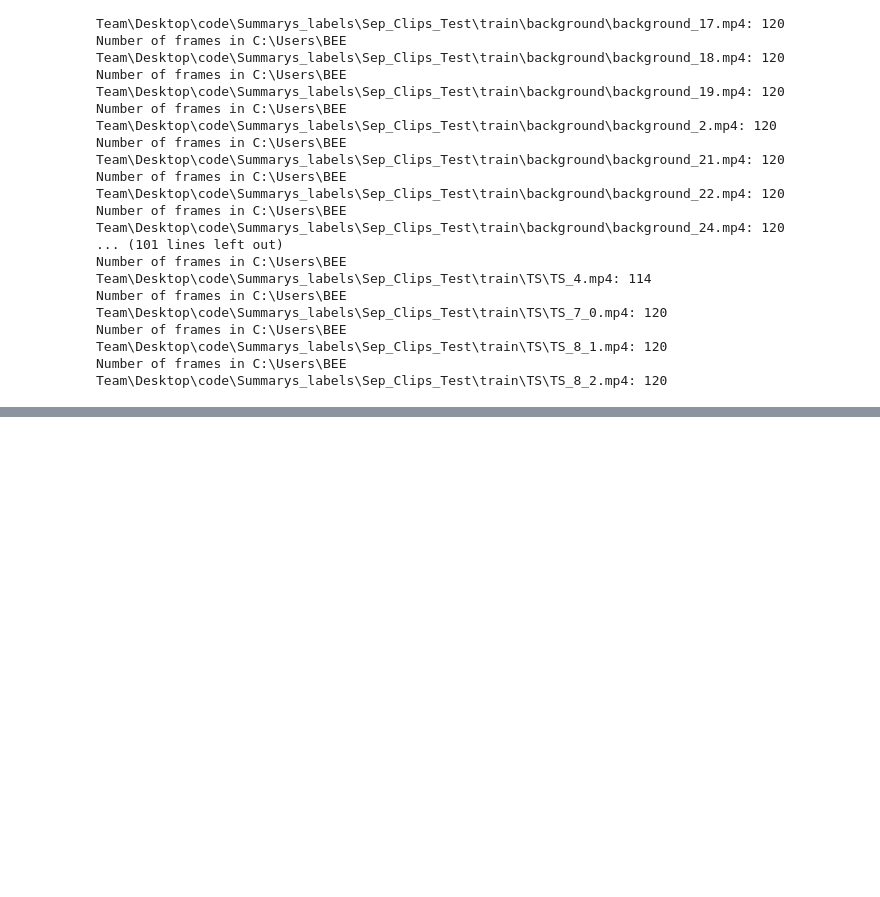
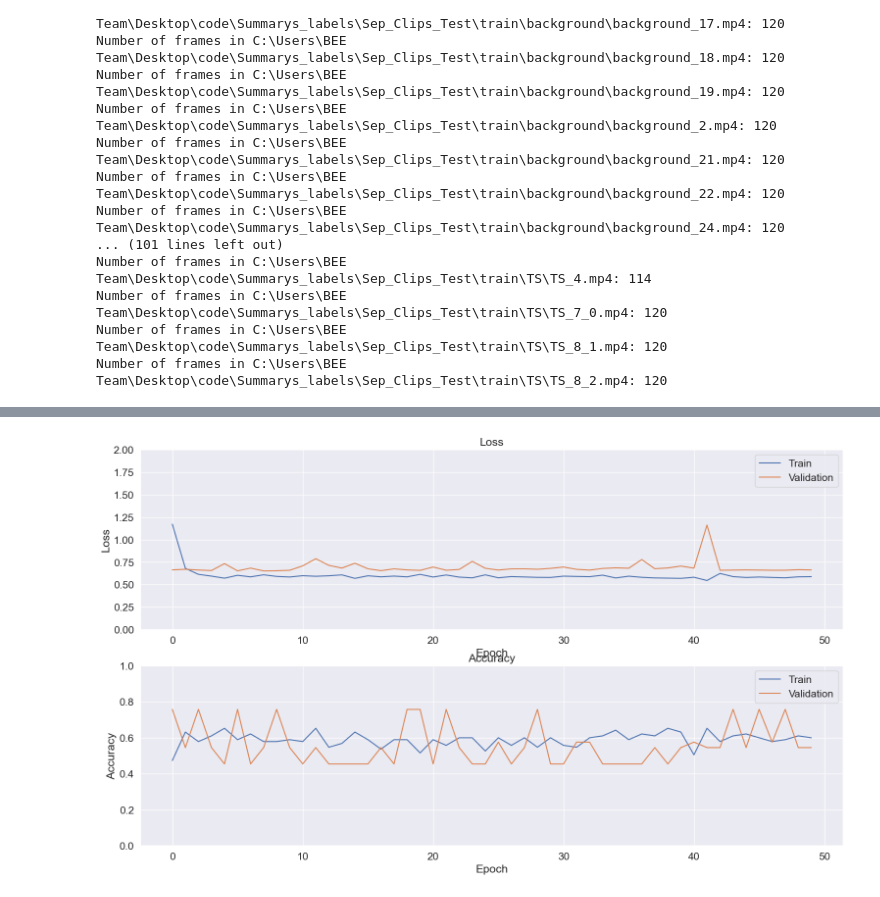
Before and after one commit to WIbigdog/CleaningBehaviourQuantifier, a Jupyter notebook: Video Classification - tut.ipynb, the cells around one changed output, grey strips where cells are left out. Saved outputs shown, nothing was run; the diff lists cells and outputs as text; code cells hidden in the pictures; blank space fills up the shorter version.

```diff
--- a/Video Classification - tut.ipynb
+++ b/Video Classification - tut.ipynb
@@ -749,0 +655,12 @@ plot_confusion_matrix(actual, predicted, labels, 'test')
+# %%
+# Batch the data
+train_ds_new2 = train_ds_new2.batch(batch_size)
+
+val_ds_new2 = val_ds_new2.batch(batch_size)
+
+test_ds_new2 = tf.data.Dataset.from_generator(FrameGenerator(Path('Summarys_labels/Sep_Clips_test2/test'), n_frames),
+                                         output_signature = output_signature)
+
+test_ds_new2 = test_ds_new2.batch(batch_size)
+# %%
+model_new2 = keras.Model(input, x)
@@ -749,0 +675,6 @@ plot_confusion_matrix(actual, predicted, labels, 'test')
+# %%
+model_new2.compile(loss = keras.losses.SparseCategoricalCrossentropy(from_logits=True),
+              optimizer = keras.optimizers.Adam(learning_rate = 0.0001),
+              metrics = ['accuracy'])
+# %%
+history_new2 = model_new2.fit(x = train_ds_new2, epochs = 50, validation_data = val_ds_new2)
@@ -749,0 +699,4 @@ plot_confusion_matrix(actual, predicted, labels, 'test')
+# %%
+plot_history(history_new2)
+# %% [output]
+[figure, added]
```
Also changed, not shown: parts of 72 cells of this notebook.
